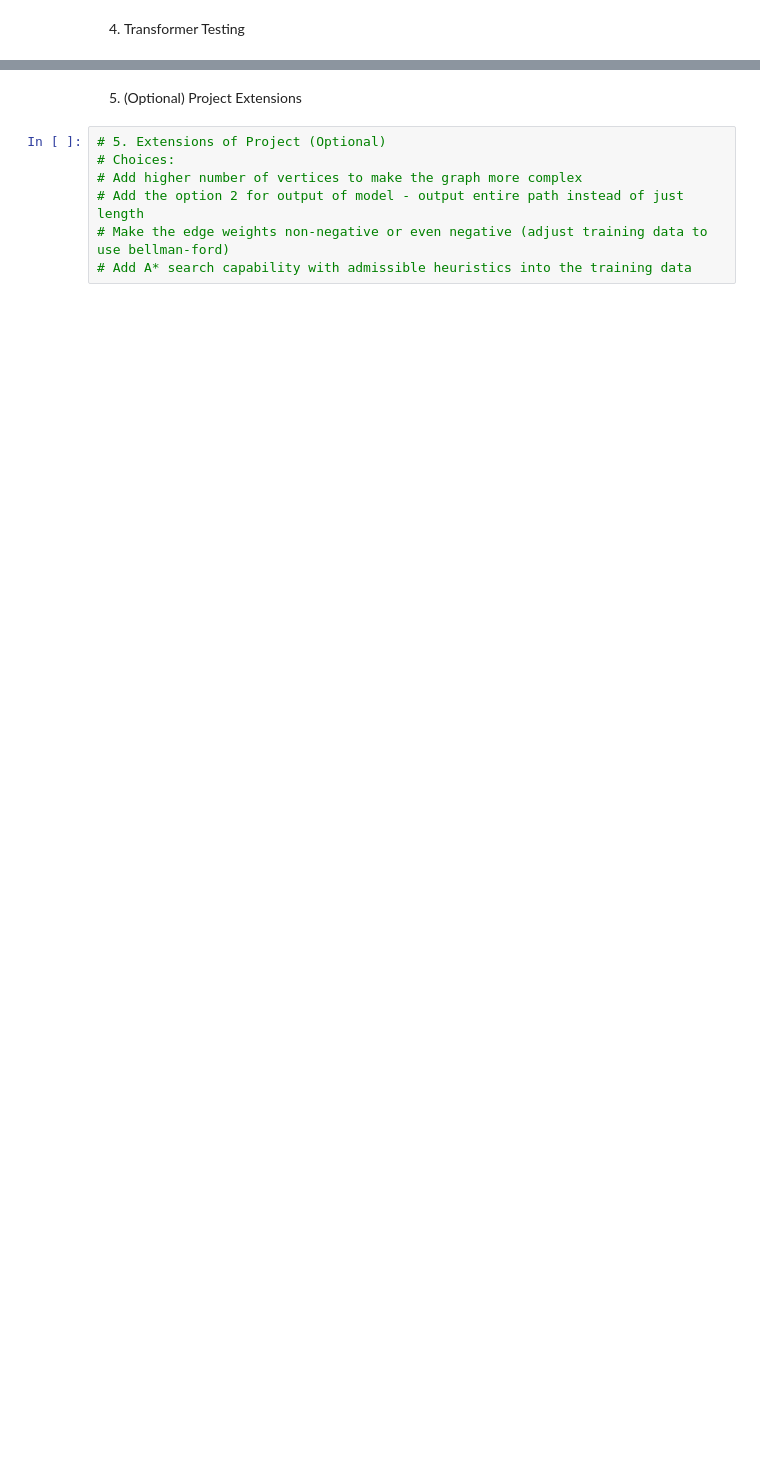
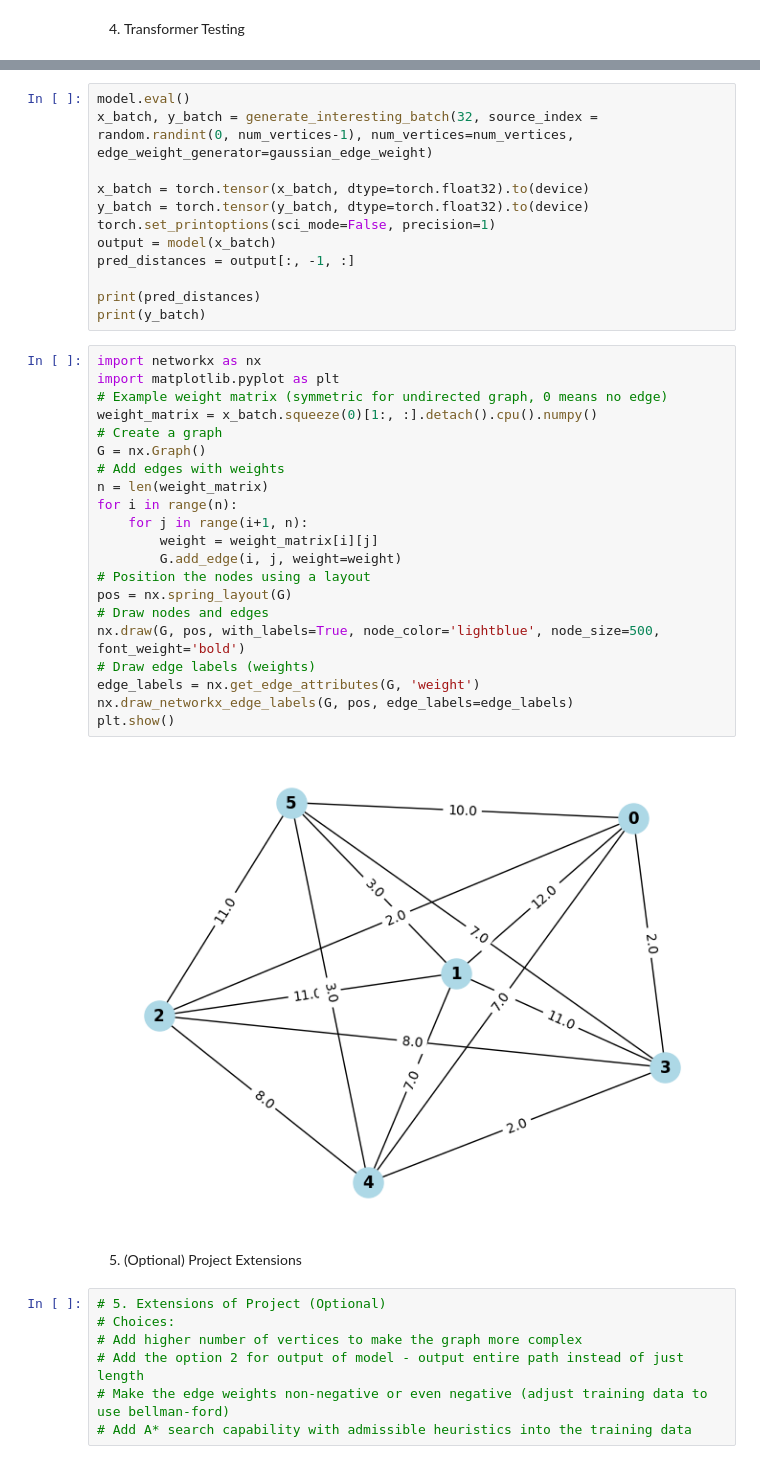
Before and after one commit to varun-bharadwaj/cs182-final-proj, a Jupyter notebook: CS182_FinalProject.ipynb, the cells around one changed output, grey strips where cells are left out. Drawn from its saved outputs; the diff is of its cells as text; blank space fills up the shorter version.

```diff
--- a/CS182_FinalProject.ipynb
+++ b/CS182_FinalProject.ipynb
@@ -291,3 +388,38 @@ tensor([[    -0.00,      1.99,     -0.07,      0.08,     -0.17,      0.70]],
+# %%
+model.eval()
+x_batch, y_batch = generate_interesting_batch(32, source_index = random.randint(0, num_vertices-1), num_vertices=num_vertices, edge_weight_generator=gaussian_edge_weight)
+
+x_batch = torch.tensor(x_batch, dtype=torch.float32).to(device)
+y_batch = torch.tensor(y_batch, dtype=torch.float32).to(device)
+torch.set_printoptions(sci_mode=False, precision=1)
+output = model(x_batch)
+pred_distances = output[:, -1, :]
+
+print(pred_distances)
+print(y_batch)
+# %%
+import networkx as nx
+import matplotlib.pyplot as plt
+# Example weight matrix (symmetric for undirected graph, 0 means no edge)
+weight_matrix = x_batch.squeeze(0)[1:, :].detach().cpu().numpy()
+# Create a graph
+G = nx.Graph()
+# Add edges with weights
+n = len(weight_matrix)
+for i in range(n):
+    for j in range(i+1, n):
+        weight = weight_matrix[i][j]
+        G.add_edge(i, j, weight=weight)
+# Position the nodes using a layout
+pos = nx.spring_layout(G)
+# Draw nodes and edges
+nx.draw(G, pos, with_labels=True, node_color='lightblue', node_size=500, font_weight='bold')
+# Draw edge labels (weights)
+edge_labels = nx.get_edge_attributes(G, 'weight')
+nx.draw_networkx_edge_labels(G, pos, edge_labels=edge_labels)
+plt.show()
+# %% [output]
+[figure, added]
 # %% [markdown]
 5. (Optional) Project Extensions
 # %%
```
Also changed, not shown: parts of 8 cells of this notebook.
